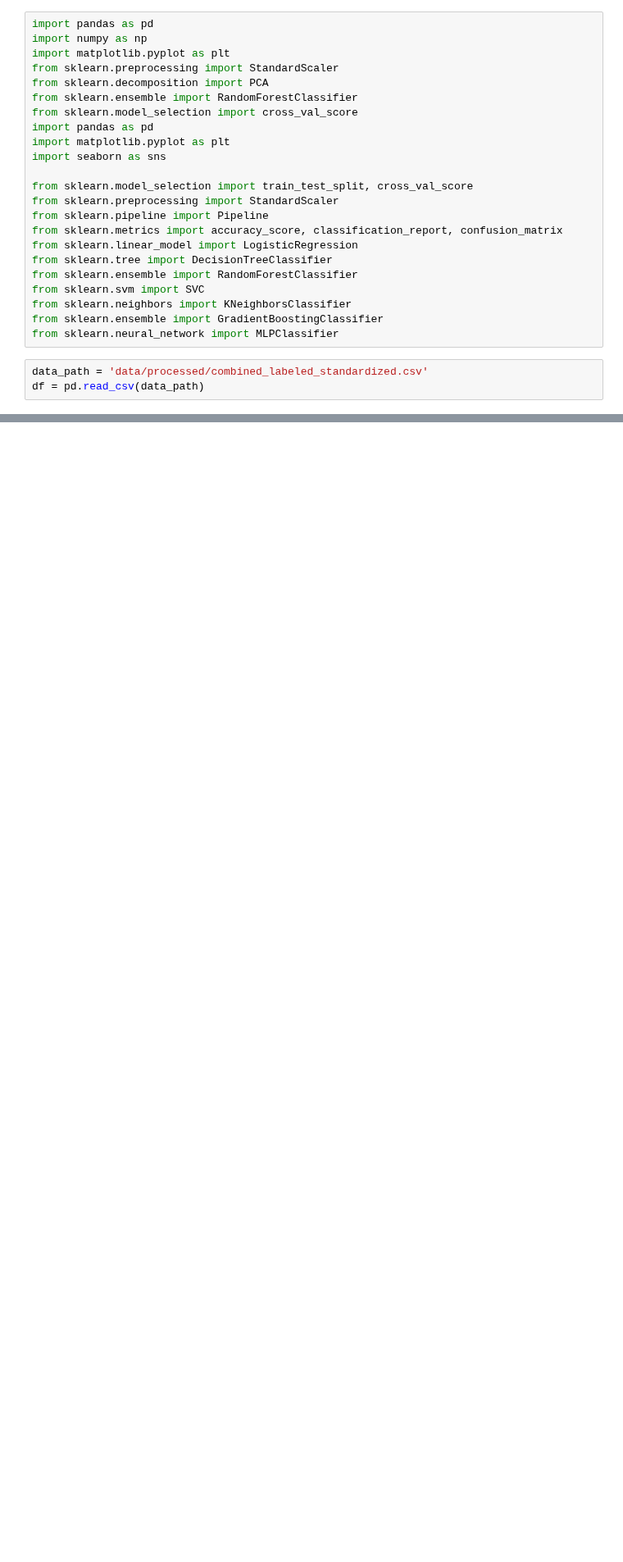
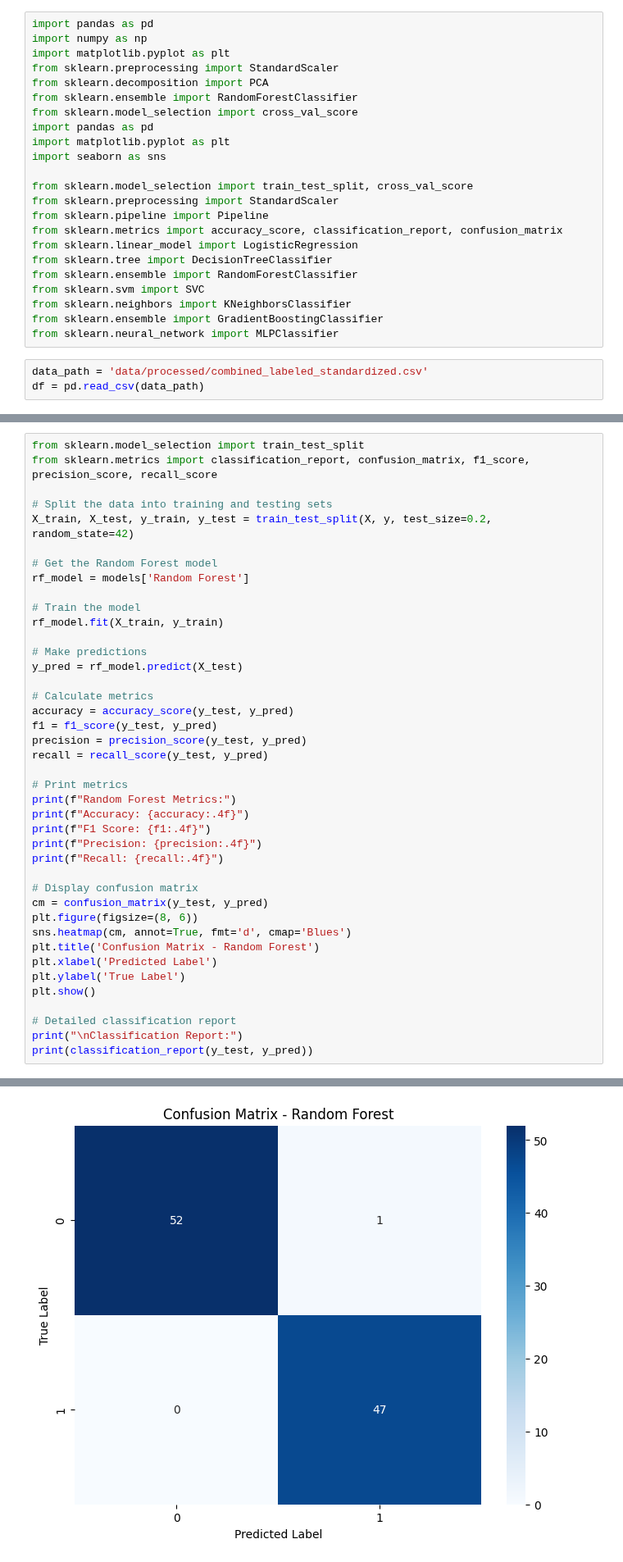
Before and after one commit to tobitotaku/ai-brain-tumor, a Jupyter notebook: iets.ipynb, the cells around one changed output, grey strips where cells are left out. Shown at 82% size. Cells and saved outputs as stored; diff of their text form; blank space fills up the shorter version.

```diff
--- a/iets.ipynb
+++ b/iets.ipynb
@@ -165,0 +100,42 @@ Neural Network - Mean Accuracy: 0.9360, Std: 0.0413
+# %%
+from sklearn.model_selection import train_test_split
+from sklearn.metrics import classification_report, confusion_matrix, f1_score, precision_score, recall_score
+
+# Split the data into training and testing sets
+X_train, X_test, y_train, y_test = train_test_split(X, y, test_size=0.2, random_state=42)
+
+# Get the Random Forest model
+rf_model = models['Random Forest']
+
+# Train the model
+rf_model.fit(X_train, y_train)
+
+# Make predictions
+y_pred = rf_model.predict(X_test)
+
+# Calculate metrics
+accuracy = accuracy_score(y_test, y_pred)
+f1 = f1_score(y_test, y_pred)
+precision = precision_score(y_test, y_pred)
+recall = recall_score(y_test, y_pred)
+
+# Print metrics
+print(f"Random Forest Metrics:")
+print(f"Accuracy: {accuracy:.4f}")
+print(f"F1 Score: {f1:.4f}")
+print(f"Precision: {precision:.4f}")
+print(f"Recall: {recall:.4f}")
+
+# Display confusion matrix
+cm = confusion_matrix(y_test, y_pred)
+plt.figure(figsize=(8, 6))
+sns.heatmap(cm, annot=True, fmt='d', cmap='Blues')
+plt.title('Confusion Matrix - Random Forest')
+plt.xlabel('Predicted Label')
+plt.ylabel('True Label')
+plt.show()
+
+# Detailed classification report
+print("\nClassification Report:")
+print(classification_report(y_test, y_pred))
+# %% [output]
@@ -165,0 +147 @@ Neural Network - Mean Accuracy: 0.9360, Std: 0.0413
+[figure, added]
```
Also changed, not shown: parts of 4 cells of this notebook, 1 other file.
